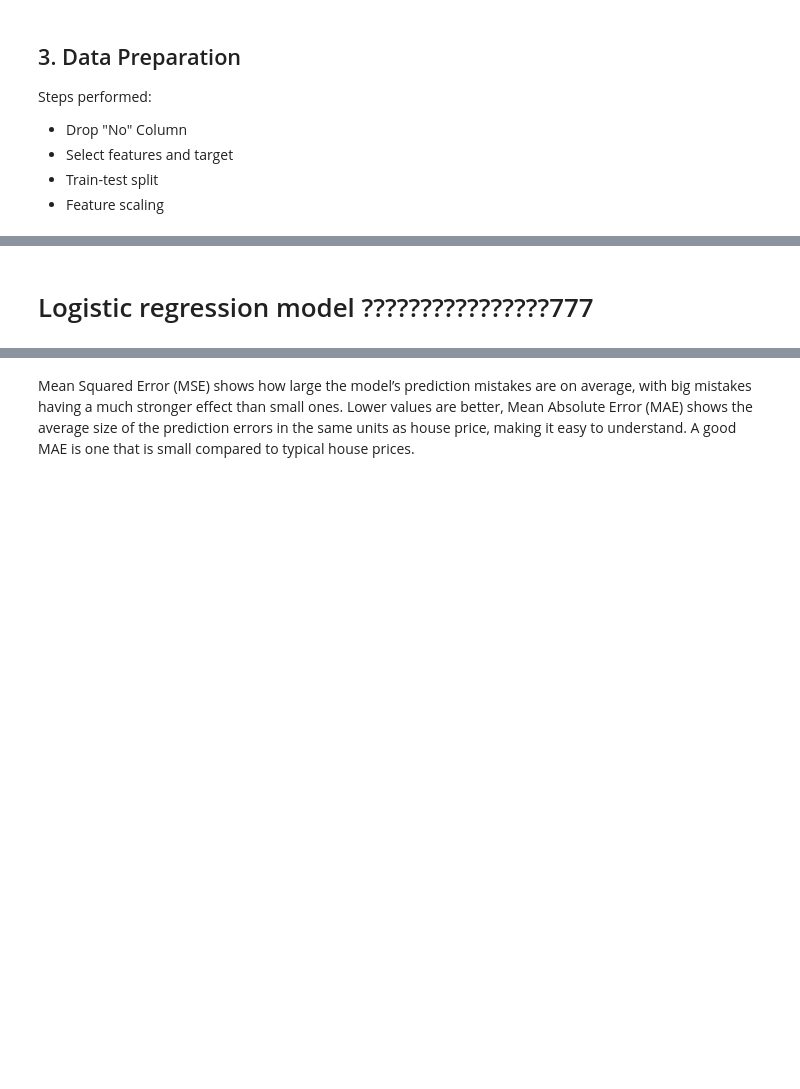
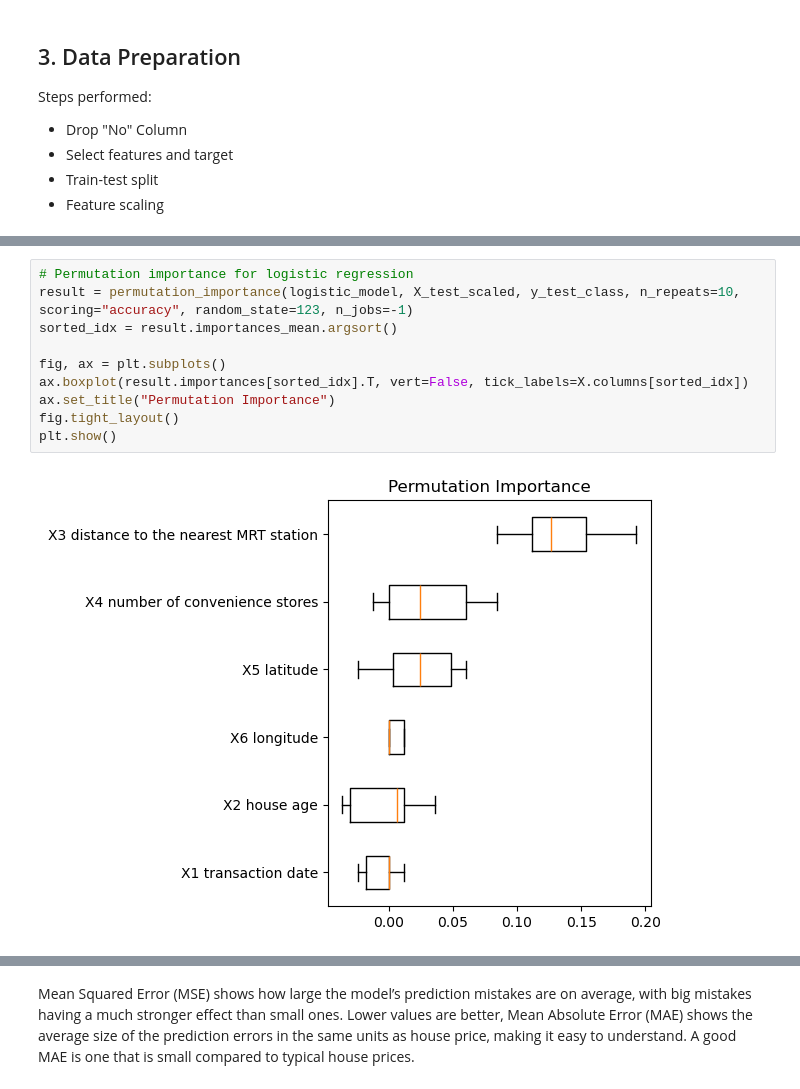
Before and after one commit to GeorgiiAf/machine_learning_assignments, a Jupyter notebook: Asssignment4.ipynb, the cells around one changed output, grey strips where cells are left out. Saved outputs shown, nothing was run; the diff lists cells and outputs as text; blank space fills up the shorter version.

```diff
--- a/Asssignment4.ipynb
+++ b/Asssignment4.ipynb
@@ -143,2 +233,12 @@ Based on the standardized regression coefficients, distance to the nearest MRT s
-# %% [markdown]
-# Logistic regression model ????????????????777
+# %%
+# Permutation importance for logistic regression
+result = permutation_importance(logistic_model, X_test_scaled, y_test_class, n_repeats=10, scoring="accuracy", random_state=123, n_jobs=-1)
+sorted_idx = result.importances_mean.argsort()
+
+fig, ax = plt.subplots()
+ax.boxplot(result.importances[sorted_idx].T, vert=False, tick_labels=X.columns[sorted_idx])
+ax.set_title("Permutation Importance")
+fig.tight_layout()
+plt.show()
+# %% [output]
+[figure, added]
```
Also changed, not shown: parts of 29 cells of this notebook.
